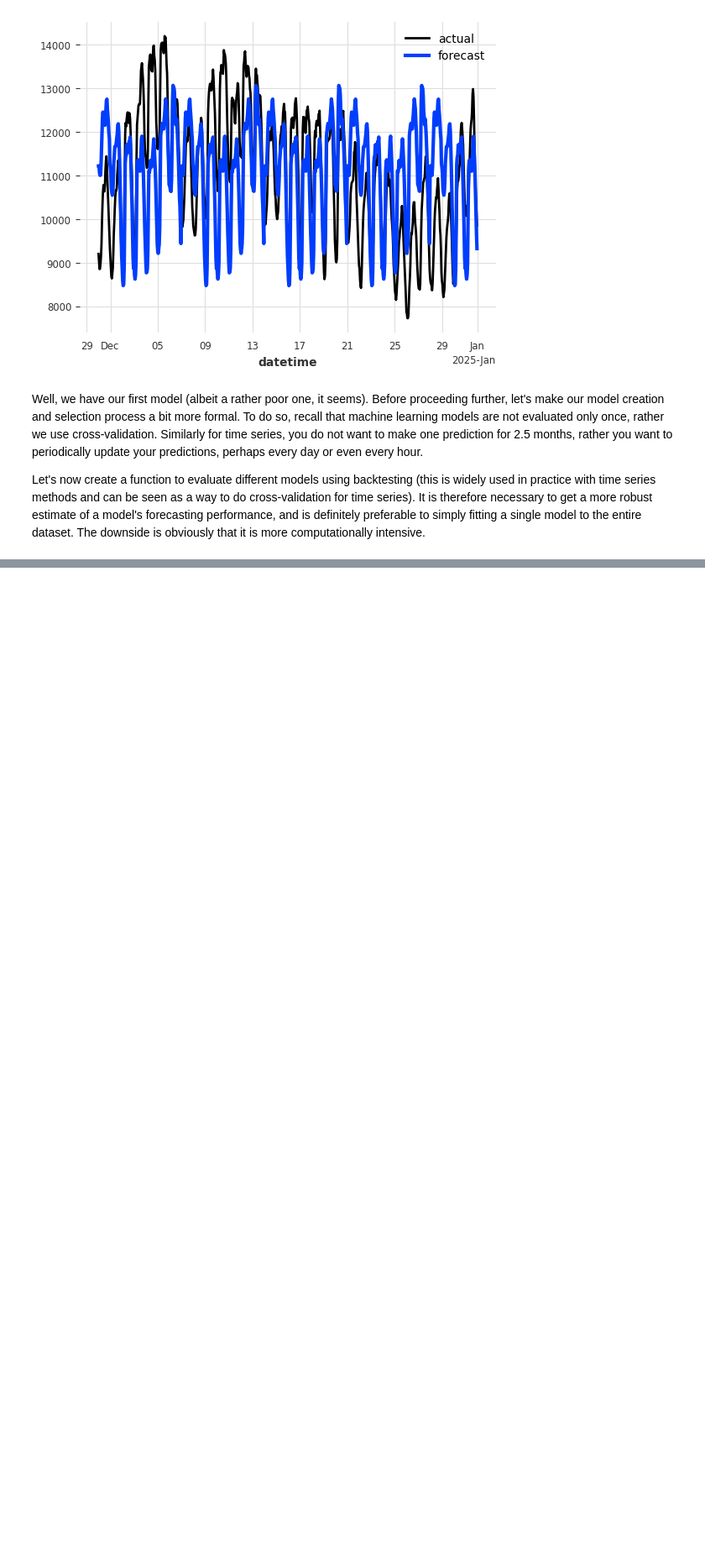
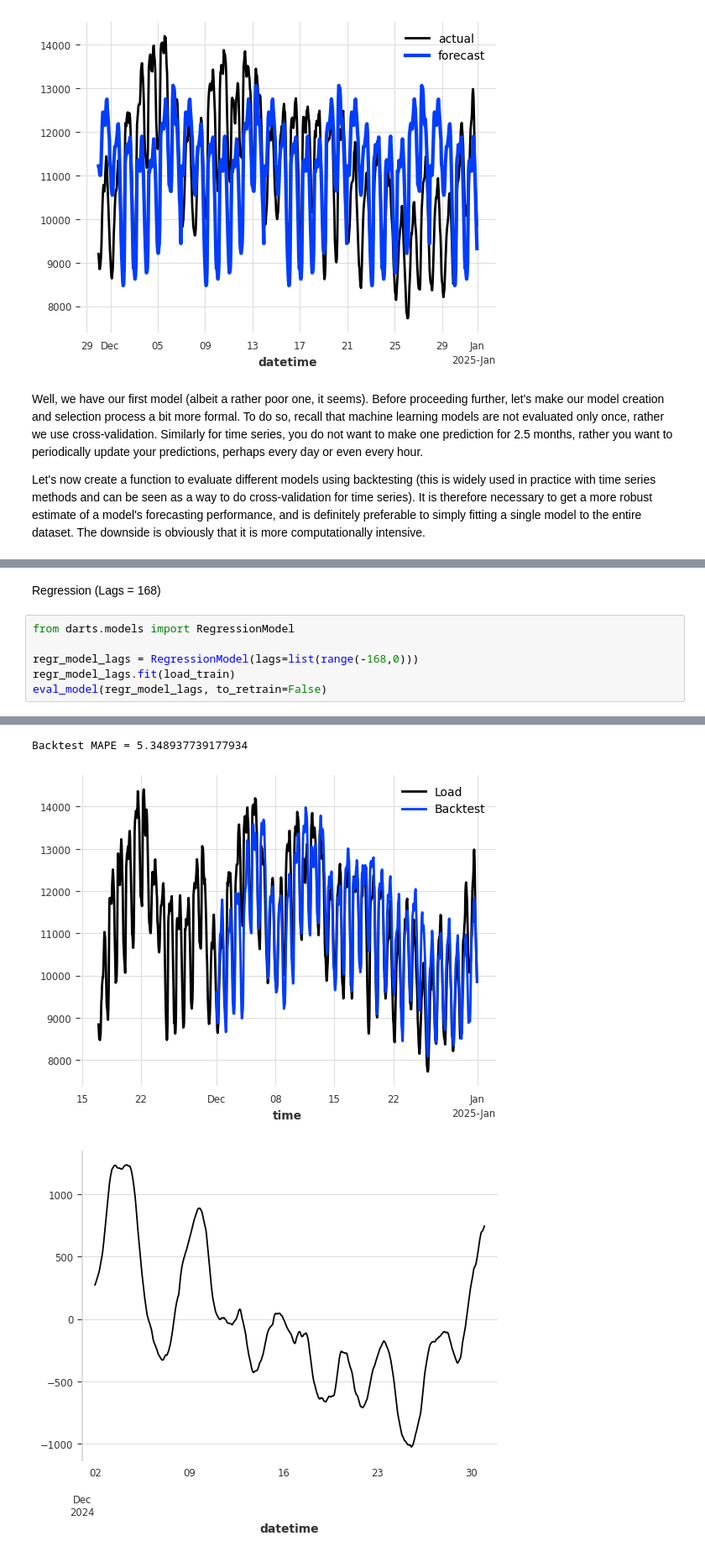
Before and after one commit to jakfar/Project, a Jupyter notebook: Preprocess jakfar.ipynb, the cells around one changed output, grey strips where cells are left out. Shown at 84% size. Drawn from its saved outputs; the diff is of its cells as text; blank space fills up the shorter version.

```diff
--- a/Preprocess jakfar.ipynb
+++ b/Preprocess jakfar.ipynb
@@ -233,0 +260,9 @@ DeprecationWarning: `TimeSeries.pd_series()` is deprecated and will be removed i
+# %% [markdown]
+Regression (Lags = 168)
+# %%
+from darts.models import RegressionModel
+
+regr_model_lags = RegressionModel(lags=list(range(-168,0)))
+regr_model_lags.fit(load_train)
+eval_model(regr_model_lags, to_retrain=False)
+# %% [output]
@@ -233,0 +270,3 @@ DeprecationWarning: `TimeSeries.pd_series()` is deprecated and will be removed i
+Backtest MAPE = 5.348937739177934
+[figure, added]
+[figure, added]
```
Also changed, not shown: parts of 15 cells of this notebook.
